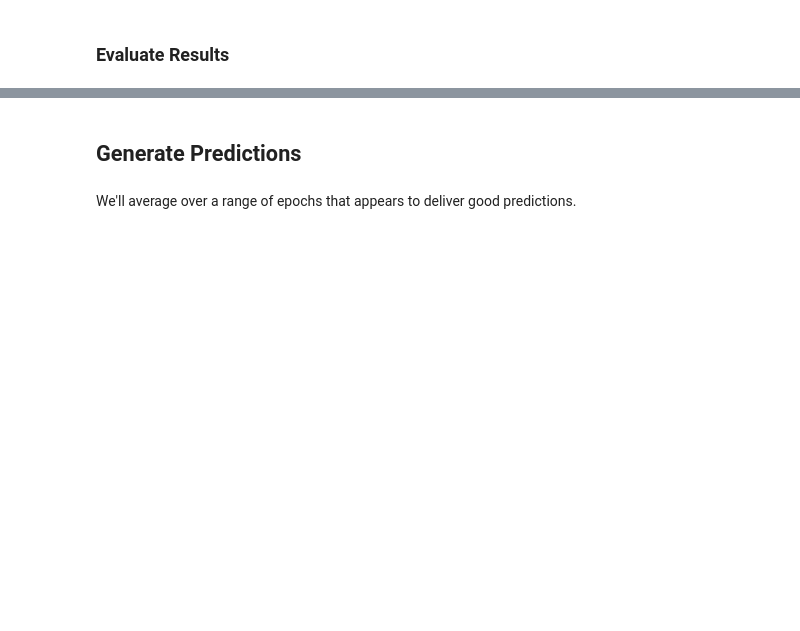
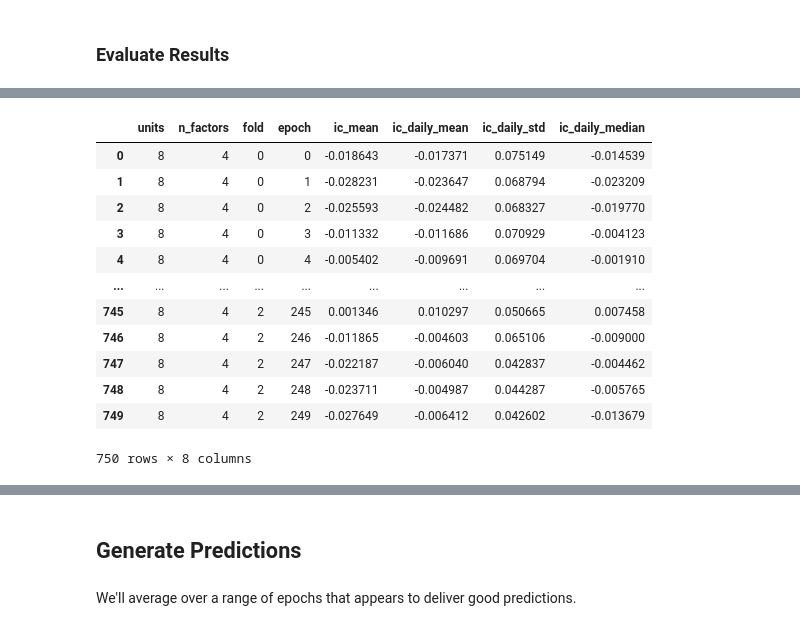
Before and after one commit to ChoiInYeol/Asset-pricing-models-using-deep-learning-networks, a Jupyter notebook: 06_conditional_autoencoder_for_asset_pricing_model.ipynb, the cells around one changed output, grey strips where cells are left out. Saved outputs shown, nothing was run; the diff lists cells and outputs as text; code cells hidden in the pictures; blank space fills up the shorter version.

```diff
--- a/06_conditional_autoencoder_for_asset_pricing_model.ipynb
+++ b/06_conditional_autoencoder_for_asset_pricing_model.ipynb
@@ -384,3 +448,19 @@ memory usage: 1.3 MB
+# %%
+scores[750:]
+# %% [output]
+|  | units | n_factors | fold | epoch | ic_mean | ic_daily_mean | ic_daily_std | ic_daily_median |
+| 0 | 8 | 4 | 0 | 0 | -0.018643 | -0.017371 | 0.075149 | -0.014539 |
+| 1 | 8 | 4 | 0 | 1 | -0.028231 | -0.023647 | 0.068794 | -0.023209 |
+| 2 | 8 | 4 | 0 | 2 | -0.025593 | -0.024482 | 0.068327 | -0.019770 |
+| 3 | 8 | 4 | 0 | 3 | -0.011332 | -0.011686 | 0.070929 | -0.004123 |
+| 4 | 8 | 4 | 0 | 4 | -0.005402 | -0.009691 | 0.069704 | -0.001910 |
+| ... | ... | ... | ... | ... | ... | ... | ... | ... |
+| 745 | 8 | 4 | 2 | 245 | 0.001346 | 0.010297 | 0.050665 | 0.007458 |
+| 746 | 8 | 4 | 2 | 246 | -0.011865 | -0.004603 | 0.065106 | -0.009000 |
+| 747 | 8 | 4 | 2 | 247 | -0.022187 | -0.006040 | 0.042837 | -0.004462 |
+| 748 | 8 | 4 | 2 | 248 | -0.023711 | -0.004987 | 0.044287 | -0.005765 |
+| 749 | 8 | 4 | 2 | 249 | -0.027649 | -0.006412 | 0.042602 | -0.013679 |
+750 rows × 8 columns
 # %%
 avg = (scores.groupby(['n_factors', 'units', 'epoch'])
        ['ic_mean', 'ic_daily_mean', 'ic_daily_median']
```
Also changed, not shown: parts of 22 cells of this notebook.
